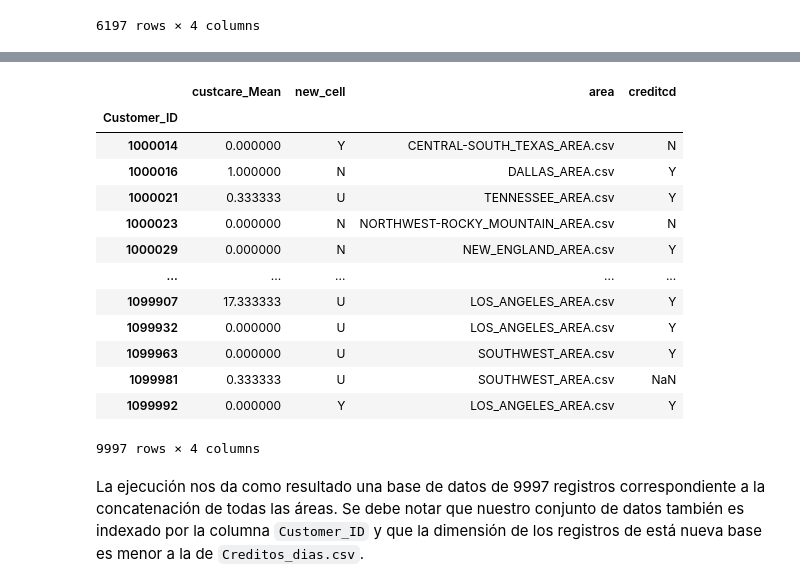
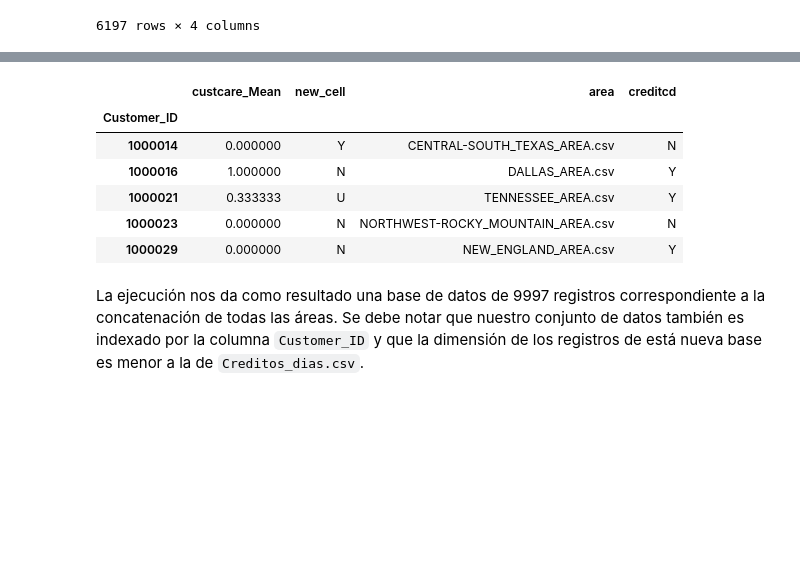
Before and after one commit to jazaineam1/Diplomado_ucentral_ME, a Jupyter notebook: Cuadernos/M1_Clase_3_Manipulación_de_datos_en_Python.ipynb, the cells around one changed output, grey strips where cells are left out. Drawn from its saved outputs; the diff is of its cells as text; code cells hidden in the pictures; blank space fills up the shorter version.

```diff
--- a/Cuadernos/M1_Clase_3_Manipulación_de_datos_en_Python.ipynb
+++ b/Cuadernos/M1_Clase_3_Manipulación_de_datos_en_Python.ipynb
@@ -620,20 +659,14 @@ Bases/agregado_area     [ <=>                ] 225.63K  --.-KB/s    in 0.1s
-# %%
-agr_df
-# %% [output]
-|  | custcare_Mean | new_cell | area | creditcd |
-| Customer_ID |  |  |  |  |
-| 1000014 | 0.000000 | Y | CENTRAL-SOUTH_TEXAS_AREA.csv | N |
-| 1000016 | 1.000000 | N | DALLAS_AREA.csv | Y |
-| 1000021 | 0.333333 | U | TENNESSEE_AREA.csv | Y |
-| 1000023 | 0.000000 | N | NORTHWEST-ROCKY_MOUNTAIN_AREA.csv | N |
-| 1000029 | 0.000000 | N | NEW_ENGLAND_AREA.csv | Y |
-| ... | ... | ... | ... | ... |
-| 1099907 | 17.333333 | U | LOS_ANGELES_AREA.csv | Y |
-| 1099932 | 0.000000 | U | LOS_ANGELES_AREA.csv | Y |
-| 1099963 | 0.000000 | U | SOUTHWEST_AREA.csv | Y |
-| 1099981 | 0.333333 | U | SOUTHWEST_AREA.csv | NaN |
-| 1099992 | 0.000000 | Y | LOS_ANGELES_AREA.csv | Y |
-9997 rows × 4 columns
+# %%
+agr_df =pd.read_excel("Bases/agregado_area_total.xlsx", index_col=0)
+agr_df.head()
+# %% [output]
+|  | custcare_Mean | new_cell | area | creditcd |
+| Customer_ID |  |  |  |  |
+| 1000014 | 0.000000 | Y | CENTRAL-SOUTH_TEXAS_AREA.csv | N |
+| 1000016 | 1.000000 | N | DALLAS_AREA.csv | Y |
+| 1000021 | 0.333333 | U | TENNESSEE_AREA.csv | Y |
+| 1000023 | 0.000000 | N | NORTHWEST-ROCKY_MOUNTAIN_AREA.csv | N |
+| 1000029 | 0.000000 | N | NEW_ENGLAND_AREA.csv | Y |
 # %% [markdown]
 La ejecución nos da como resultado una base de datos de 9997 registros correspondiente a la concatenación de todas las áreas. Se debe notar que nuestro conjunto de datos también es indexado por la columna `Customer_ID` y que la dimensión de los registros de está nueva base es menor a la de  `Creditos_dias.csv`.
 # %%
```
Also changed, not shown: parts of 8 cells of this notebook.
